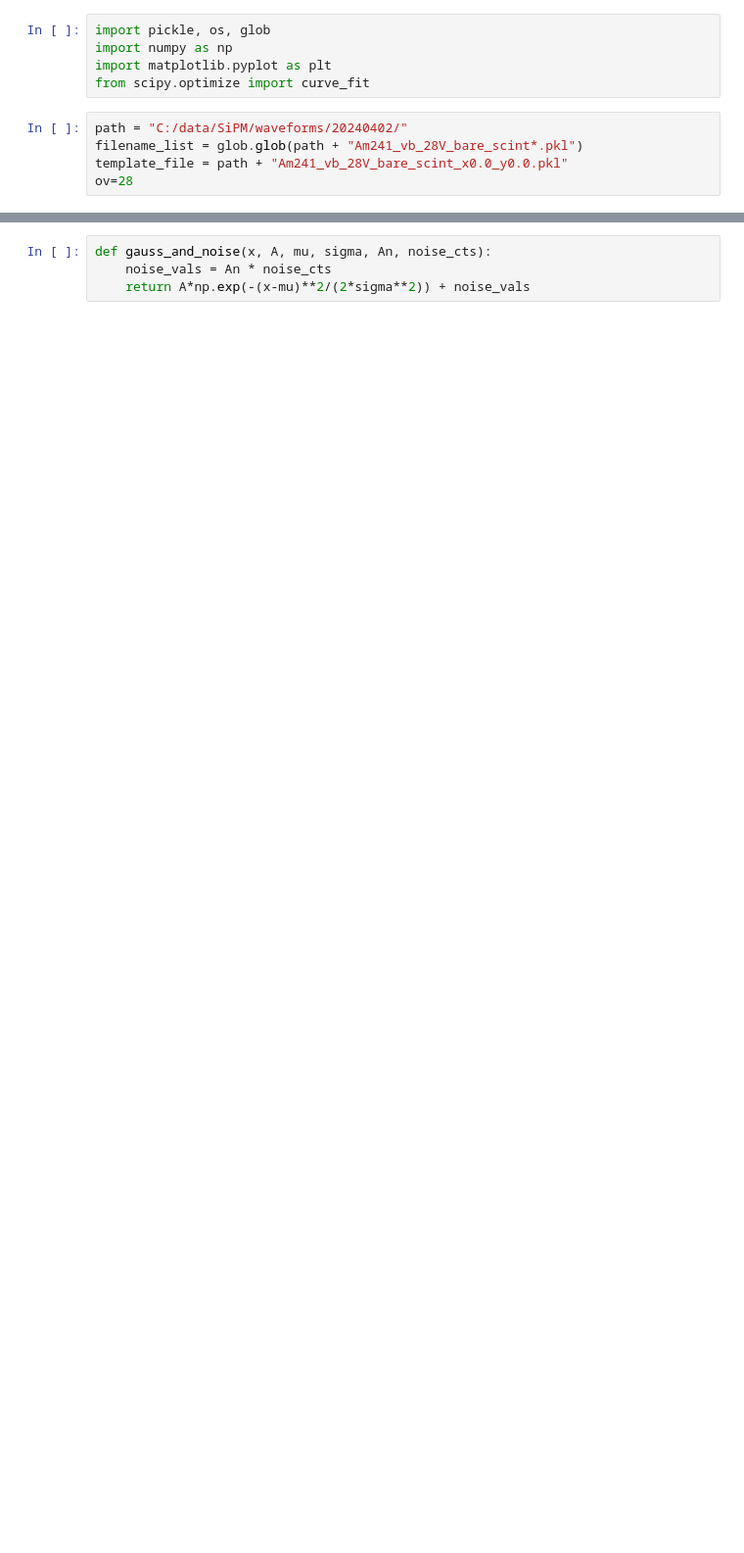
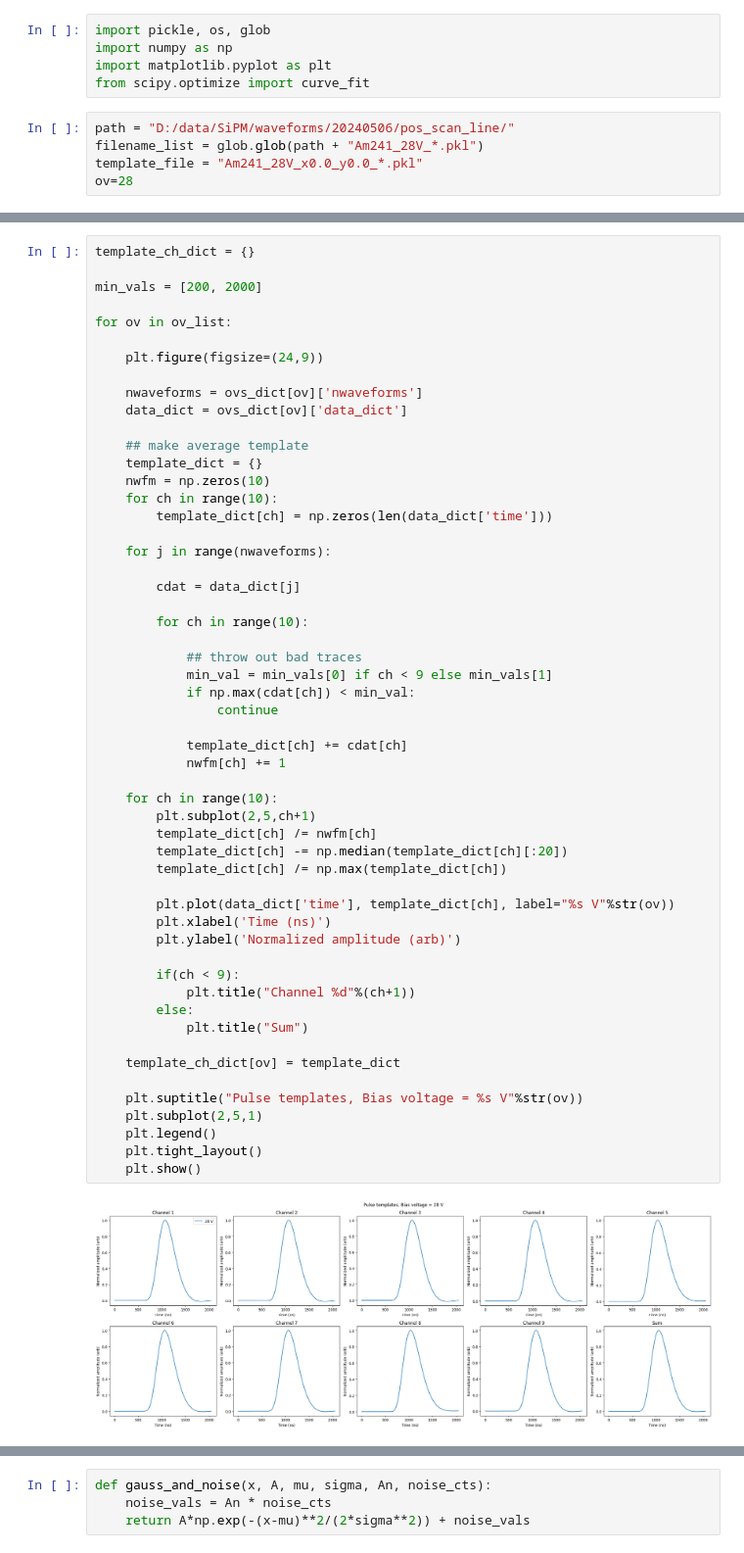
Before and after one commit to Moore-Lab/nanospheres, a Jupyter notebook: SiPMs/analyze_Am241_position_scan.ipynb, the cells around one changed output, grey strips where cells are left out. Shown at 98% size. Drawn from its saved outputs; the diff is of its cells as text; blank space fills up the shorter version.

```diff
--- a/SiPMs/analyze_Am241_position_scan.ipynb
+++ b/SiPMs/analyze_Am241_position_scan.ipynb
@@ -4,9 +4,9 @@ import numpy as np
 import matplotlib.pyplot as plt
 from scipy.optimize import curve_fit
 # %%
-path = "C:/data/SiPM/waveforms/20240402/"
-filename_list = glob.glob(path + "Am241_vb_28V_bare_scint*.pkl")
-template_file = path + "Am241_vb_28V_bare_scint_x0.0_y0.0.pkl"
+path = "D:/data/SiPM/waveforms/20240506/pos_scan_line/"
+filename_list = glob.glob(path + "Am241_28V_*.pkl")
+template_file = "Am241_28V_x0.0_y0.0_*.pkl"
 ov=28
 # %%
 def parse_position(fname):
@@ -49,3 +61,59 @@ plt.show()
+# %%
+template_ch_dict = {}
+
+min_vals = [200, 2000]
+
+for ov in ov_list:
+
+    plt.figure(figsize=(24,9))
+
+    nwaveforms = ovs_dict[ov]['nwaveforms']
+    data_dict = ovs_dict[ov]['data_dict']
+
+    ## make average template
+    template_dict = {}
+    nwfm = np.zeros(10)
+    for ch in range(10):
+        template_dict[ch] = np.zeros(len(data_dict['time']))
+
+    for j in range(nwaveforms):
+
+        cdat = data_dict[j]
+
+        for ch in range(10):
+
+            ## throw out bad traces
+            min_val = min_vals[0] if ch < 9 else min_vals[1]
+            if np.max(cdat[ch]) < min_val:
+                continue
+
+            template_dict[ch] += cdat[ch]
+            nwfm[ch] += 1
+
+    for ch in range(10):
+        plt.subplot(2,5,ch+1)
+        template_dict[ch] /= nwfm[ch]
+        template_dict[ch] -= np.median(template_dict[ch][:20])
+        template_dict[ch] /= np.max(template_dict[ch])
+
+        plt.plot(data_dict['time'], template_dict[ch], label="%s V"%str(ov))
+        plt.xlabel('Time (ns)')
+        plt.ylabel('Normalized amplitude (arb)')
+
+        if(ch < 9):
+            plt.title("Channel %d"%(ch+1))
+        else:
+            plt.title("Sum")
+
+    template_ch_dict[ov] = template_dict
+
+    plt.suptitle("Pulse templates, Bias voltage = %s V"%str(ov))
+    plt.subplot(2,5,1)
+    plt.legend()
+    plt.tight_layout()
+    plt.show()
+# %% [output]
+[figure, added]
 # %%
 xval_list = []
 yval_list = []
```
Also changed, not shown: parts of 7 cells of this notebook, 5 other files.
